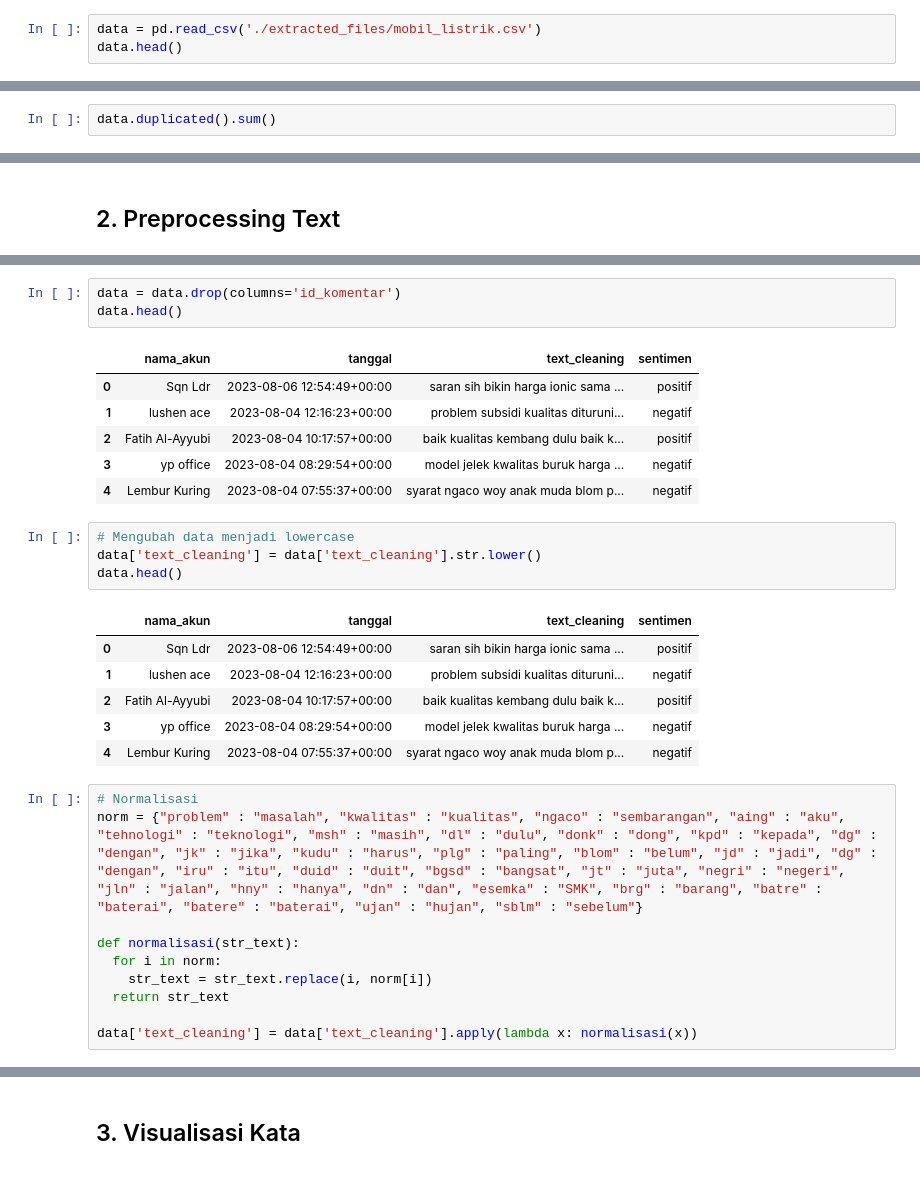
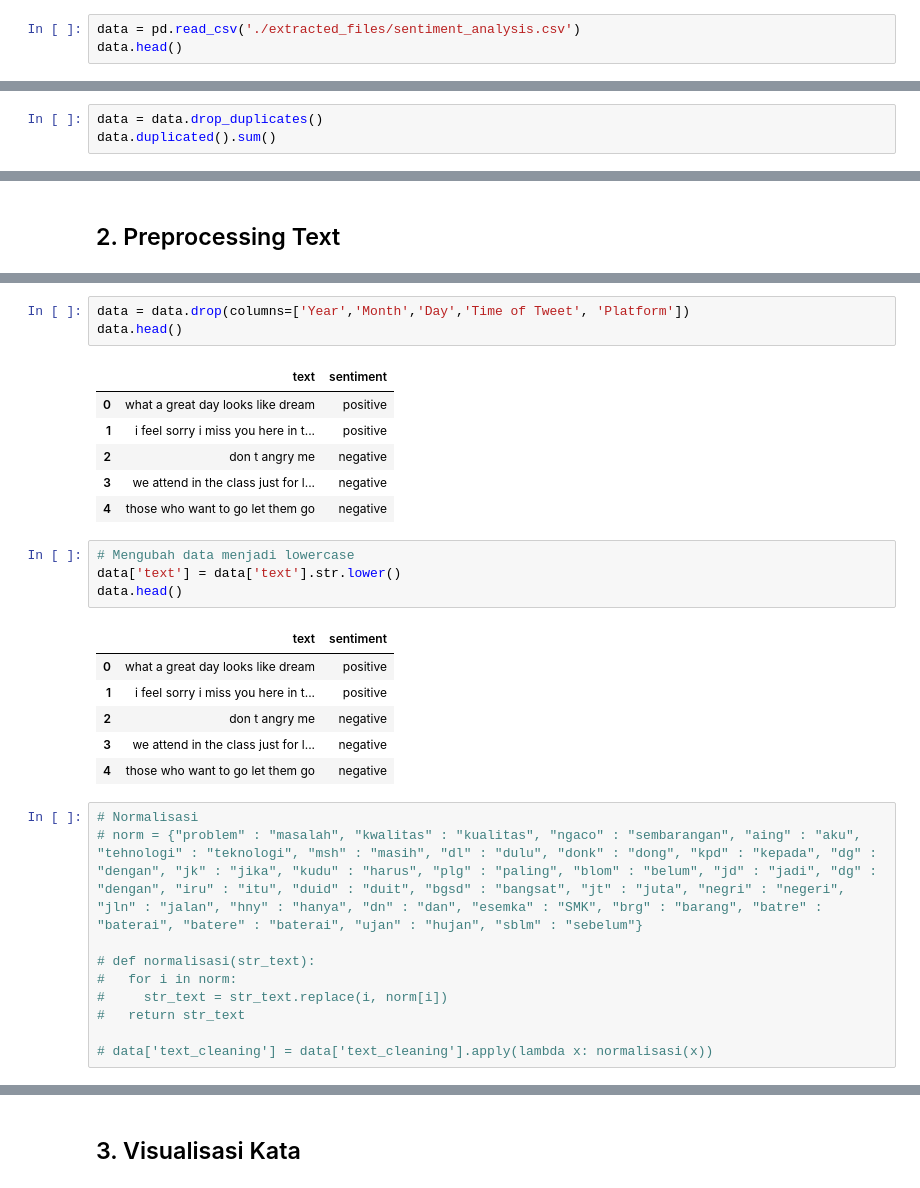
Before and after one commit to ulimamunas/SentimentAnalysis-Bengkod, a Jupyter notebook: sentiment.ipynb, the cells around one changed output, grey strips where cells are left out. Cells and saved outputs as stored; diff of their text form.

```diff
--- a/sentiment.ipynb
+++ b/sentiment.ipynb
@@ -108,6 +83,6 @@ print("File zip berhasil diekstrak ke folder:", extract_path)
 # %% [output]
 File zip berhasil diekstrak ke folder: ./extracted_files
 # %%
-data = pd.read_csv('./extracted_files/mobil_listrik.csv')
+data = pd.read_csv('./extracted_files/sentiment_analysis.csv')
 data.head()
 # %% [output]
@@ -144,5 +123,6 @@ sentimen         0
 dtype: int64
 # %%
+data = data.drop_duplicates()
 data.duplicated().sum()
 # %% [output]
 0
@@ -168,34 +152,34 @@ data.head()
 # %%
-data = data.drop(columns='id_komentar')
+data = data.drop(columns=['Year','Month','Day','Time of Tweet', 'Platform'])
 data.head()
 # %% [output]
-|  | nama_akun | tanggal | text_cleaning | sentimen |
-| 0 | Sqn Ldr | 2023-08-06 12:54:49+00:00 | saran sih bikin harga ionic sama ... | positif |
-| 1 | lushen ace | 2023-08-04 12:16:23+00:00 | problem subsidi kualitas dituruni... | negatif |
-| 2 | Fatih Al-Ayyubi | 2023-08-04 10:17:57+00:00 | baik kualitas kembang dulu baik k... | positif |
-| 3 | yp office | 2023-08-04 08:29:54+00:00 | model jelek kwalitas buruk harga ... | negatif |
-| 4 | Lembur Kuring | 2023-08-04 07:55:37+00:00 | syarat ngaco woy anak muda blom p... | negatif |
+|  | text | sentiment |
+| 0 | what a great day looks like dream | positive |
+| 1 | i feel sorry i miss you here in t... | positive |
+| 2 | don t angry me | negative |
+| 3 | we attend in the class just for l... | negative |
+| 4 | those who want to go let them go | negative |
 # %%
 # Mengubah data menjadi lowercase
-data['text_cleaning'] = data['text_cleaning'].str.lower()
+data['text'] = data['text'].str.lower()
 data.head()
 # %% [output]
-|  | nama_akun | tanggal | text_cleaning | sentimen |
-| 0 | Sqn Ldr | 2023-08-06 12:54:49+00:00 | saran sih bikin harga ionic sama ... | positif |
-| 1 | lushen ace | 2023-08-04 12:16:23+00:00 | problem subsidi kualitas dituruni... | negatif |
-| 2 | Fatih Al-Ayyubi | 2023-08-04 10:17:57+00:00 | baik kualitas kembang dulu baik k... | positif |
-| 3 | yp office | 2023-08-04 08:29:54+00:00 | model jelek kwalitas buruk harga ... | negatif |
-| 4 | Lembur Kuring | 2023-08-04 07:55:37+00:00 | syarat ngaco woy anak muda blom p... | negatif |
+|  | text | sentiment |
+| 0 | what a great day looks like dream | positive |
+| 1 | i feel sorry i miss you here in t... | positive |
+| 2 | don t angry me | negative |
+| 3 | we attend in the class just for l... | negative |
+| 4 | those who want to go let them go | negative |
 # %%
 # Normalisasi
-norm = {"problem" : "masalah", "kwalitas" : "kualitas", "ngaco" : "sembarangan", "aing" : "aku", "tehnologi" : "teknologi", "msh" : "masih", "dl" : "dulu", "donk" : "dong", "kpd" : "kepada", "dg" : "dengan", "jk" : "jika", "kudu" : "harus", "plg" : "paling", "blom" : "belum", "jd" : "jadi", "dg" : "dengan", "iru" : "itu", "duid" : "duit", "bgsd" : "bangsat", "jt" : "juta", "negri" : "negeri", "jln" : "jalan", "hny" : "hanya", "dn" : "dan", "esemka" : "SMK", "brg" : "barang", "batre" : "baterai", "batere" : "baterai", "ujan" : "hujan", "sblm" : "sebelum"}
+# norm = {"problem" : "masalah", "kwalitas" : "kualitas", "ngaco" : "sembarangan", "aing" : "aku", "tehnologi" : "teknologi", "msh" : "masih", "dl" : "dulu", "donk" : "dong", "kpd" : "kepada", "dg" : "dengan", "jk" : "jika", "kudu" : "harus", "plg" : "paling", "blom" : "belum", "jd" : "jadi", "dg" : "dengan", "iru" : "itu", "duid" : "duit", "bgsd" : "bangsat", "jt" : "juta", "negri" : "negeri", "jln" : "jalan", "hny" : "hanya", "dn" : "dan", "esemka" : "SMK", "brg" : "barang", "batre" : "baterai", "batere" : "baterai", "ujan" : "hujan", "sblm" : "sebelum"}
 
-def normalisasi(str_text):
-  for i in norm:
-    str_text = str_text.replace(i, norm[i])
-  return str_text
+# def normalisasi(str_text):
+#   for i in norm:
+#     str_text = str_text.replace(i, norm[i])
+#   return str_text
 
-data['text_cleaning'] = data['text_cleaning'].apply(lambda x: normalisasi(x))
+# data['text_cleaning'] = data['text_cleaning'].apply(lambda x: normalisasi(x))
 # %%
 # Stopword
 import Sastrawi
```
Also changed, not shown: parts of 35 cells of this notebook, 1 other file.
